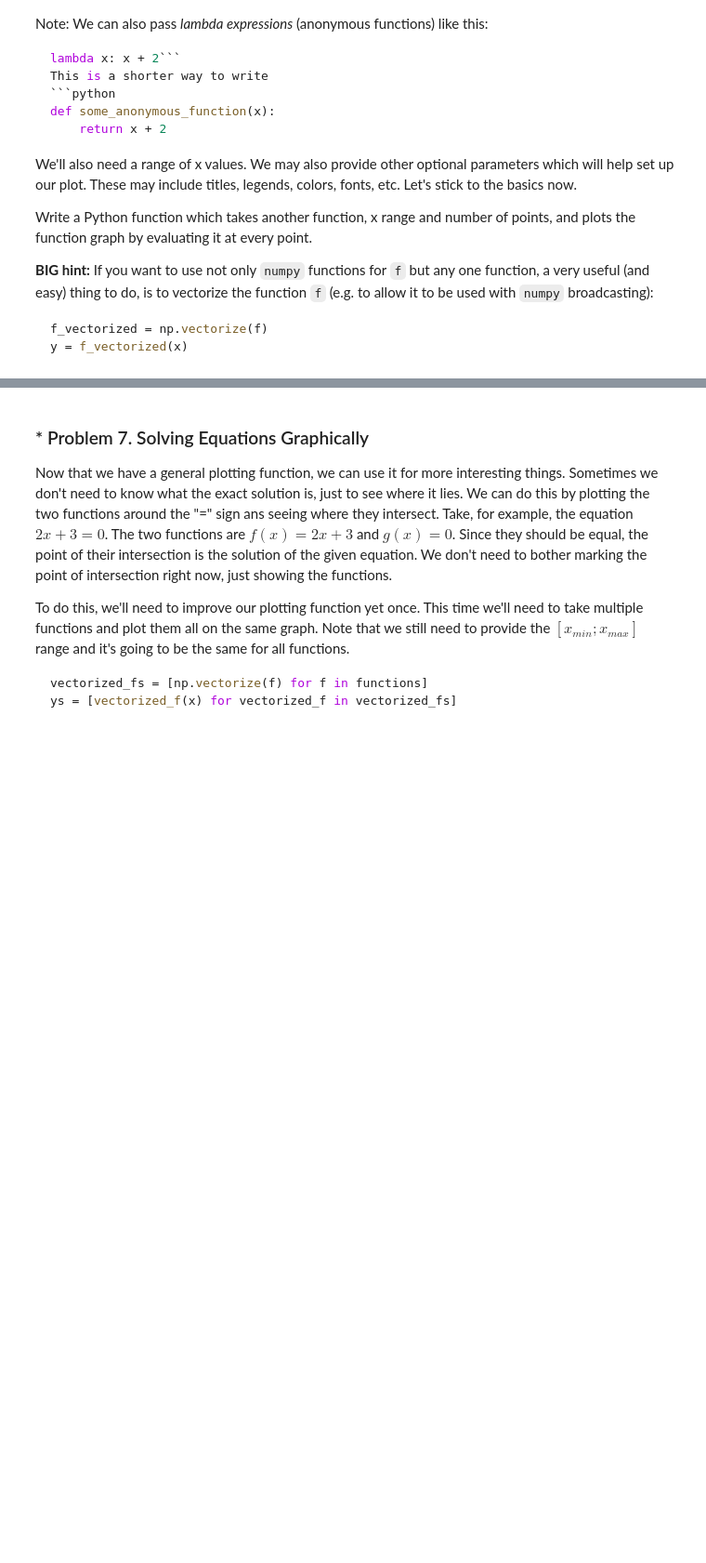
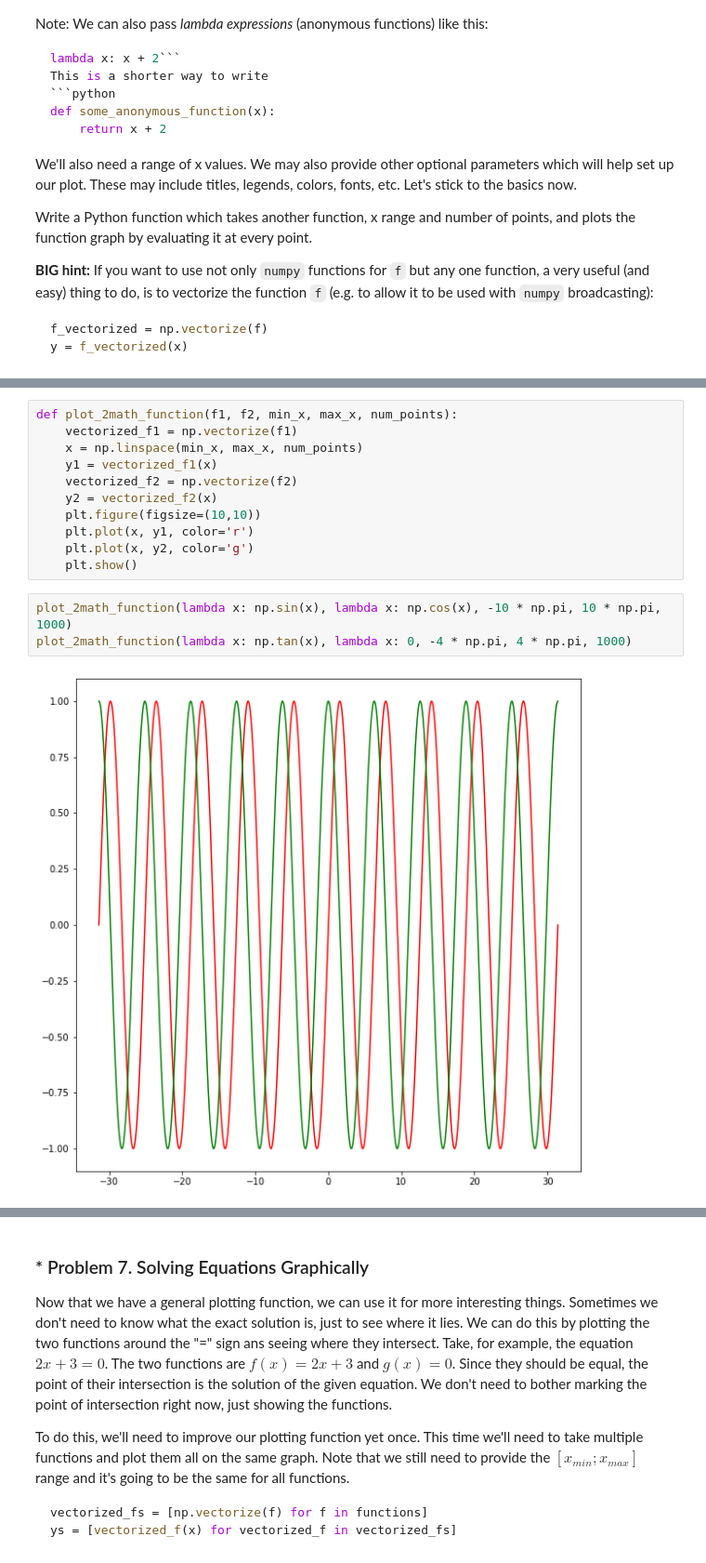
Before and after one commit to petardmnv/Math-Concepts-for-Developers, a Jupyter notebook: High-School-Maths/02. High-School-Maths-Exercise/High-School Maths Exercise.ipynb, the cells around one changed output, grey strips where cells are left out. Shown at 93% size. Cells and saved outputs as stored; diff of their text form; blank space fills up the shorter version.

```diff
--- a/High-School-Maths/02. High-School-Maths-Exercise/High-School Maths Exercise.ipynb
+++ b/High-School-Maths/02. High-School-Maths-Exercise/High-School Maths Exercise.ipynb
@@ -483,0 +478,16 @@ plot_math_function(lambda x: np.sin(x) / x, -4 * np.pi, 4 * np.pi, 1000)
+# %%
+def plot_2math_function(f1, f2, min_x, max_x, num_points):
+    vectorized_f1 = np.vectorize(f1)
+    x = np.linspace(min_x, max_x, num_points)
+    y1 = vectorized_f1(x)
+    vectorized_f2 = np.vectorize(f2)
+    y2 = vectorized_f2(x)
+    plt.figure(figsize=(10,10))
+    plt.plot(x, y1, color='r')
+    plt.plot(x, y2, color='g')
+    plt.show()
+# %%
+plot_2math_function(lambda x: np.sin(x), lambda x: np.cos(x), -10 * np.pi, 10 * np.pi, 1000)
+plot_2math_function(lambda x: np.tan(x), lambda x: 0, -4 * np.pi, 4 * np.pi, 1000)
+# %% [output]
+[figure, added]
```
Also changed, not shown: parts of 14 cells of this notebook, 1 other file.
